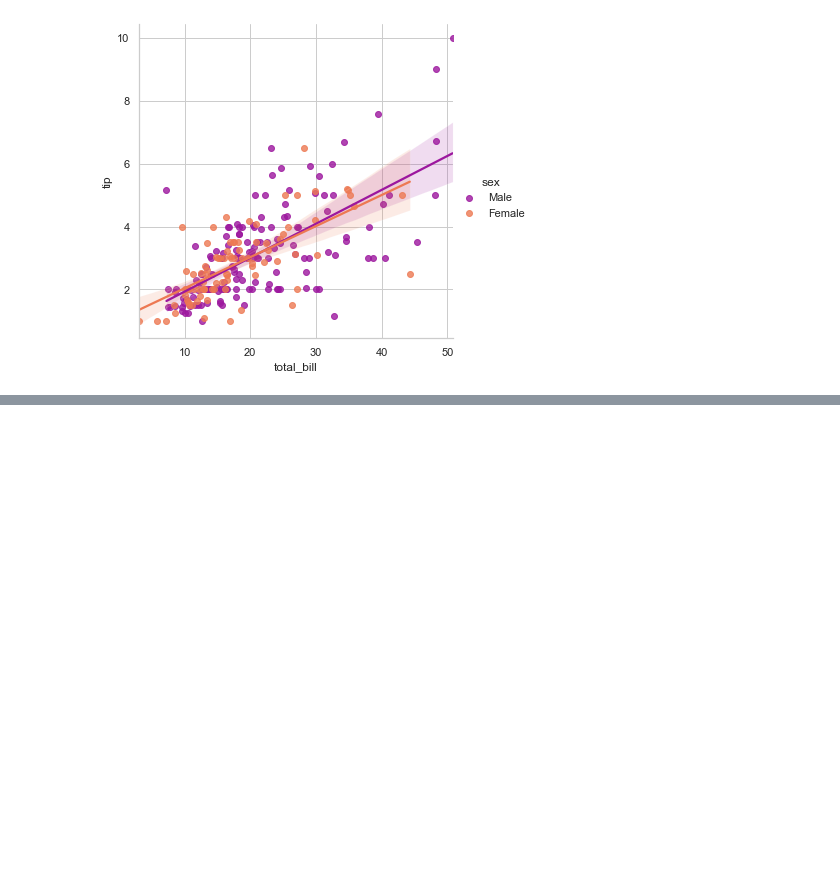
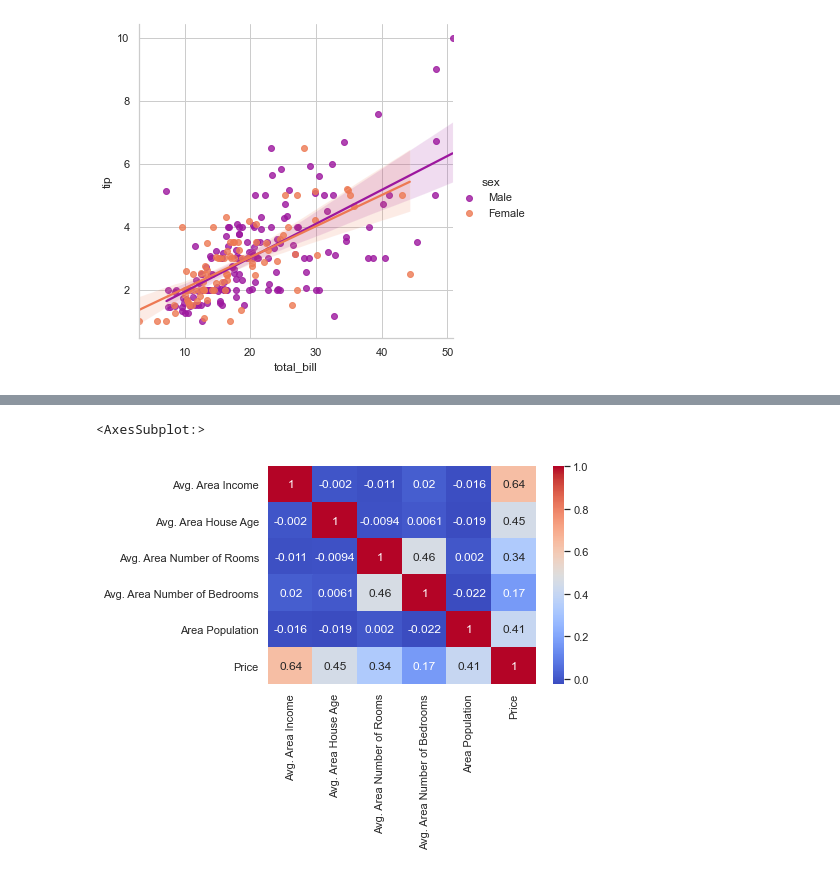
Before and after one commit to GKPSingh/28May2021, a Jupyter notebook: Practice.ipynb, the cells around one changed output, grey strips where cells are left out. Drawn from its saved outputs; the diff is of its cells as text; code cells hidden in the pictures; blank space fills up the shorter version.

```diff
--- a/Practice.ipynb
+++ b/Practice.ipynb
@@ -681,0 +742,3 @@ sns.lmplot(x = 'total_bill',y= 'tip', data = tips, hue = 'sex', palette = 'plasm
+# %%
+hpcorr = hp.corr()
+hpcorr
@@ -681,0 +753,5 @@ sns.lmplot(x = 'total_bill',y= 'tip', data = tips, hue = 'sex', palette = 'plasm
+# %%
+sns.heatmap(hpcorr, annot = True, cmap = 'coolwarm' )
+# %% [output]
+<AxesSubplot:>
+[figure, added]
```
Also changed, not shown: parts of 36 cells of this notebook, 2 other files.
